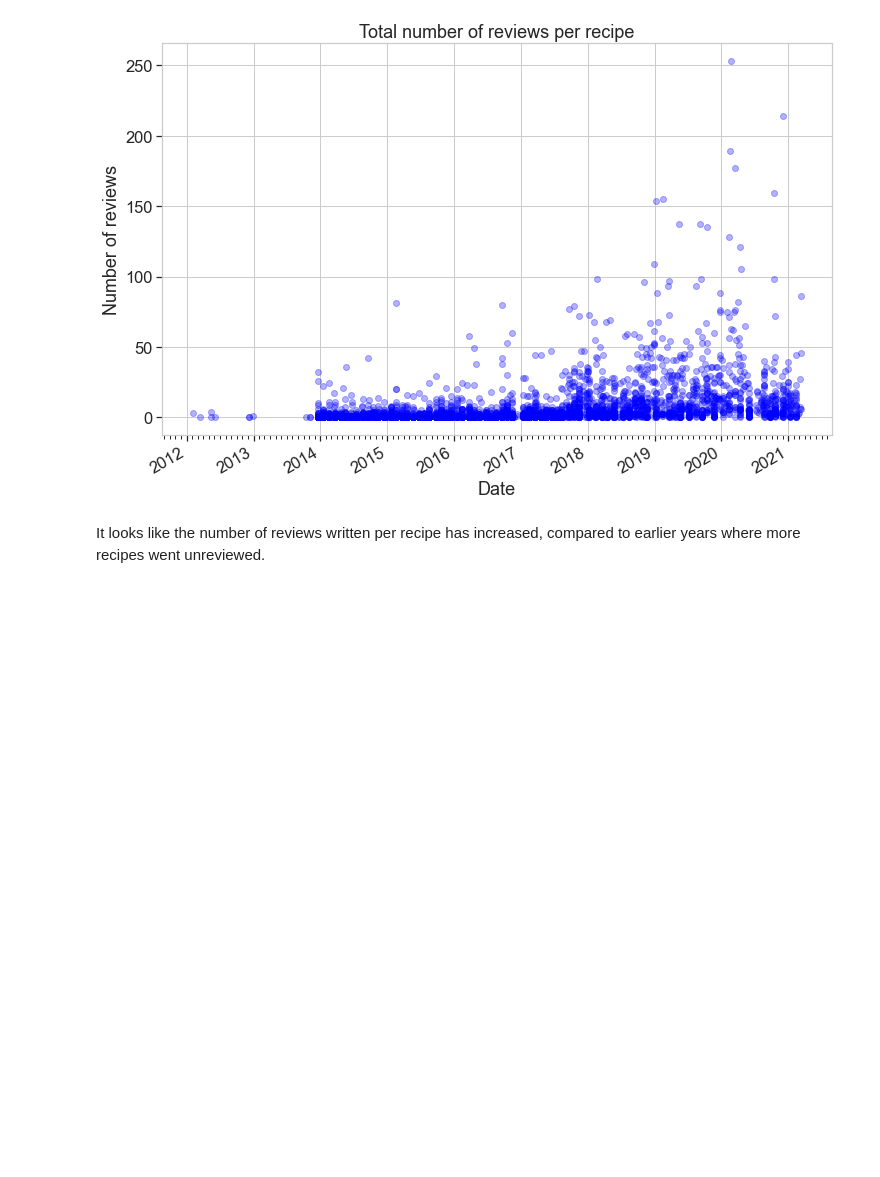
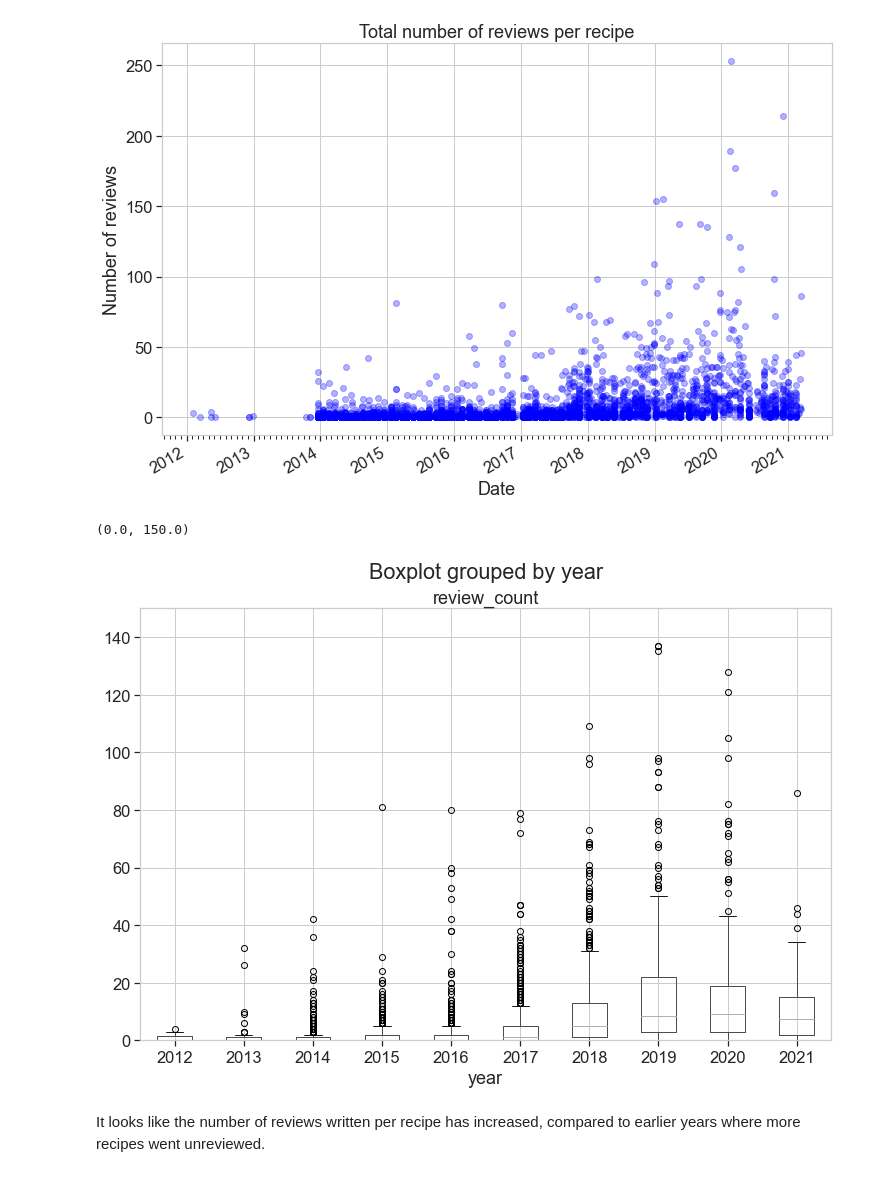
Before and after one commit to fangningtan/bon-app, a Jupyter notebook: 03-bon-app-performance.ipynb, the cells around one changed output. Saved outputs shown, nothing was run; the diff lists cells and outputs as text; code cells hidden in the pictures; blank space fills up the shorter version.

Commit message:
added boxplots for more detailed analysis

```diff
--- a/03-bon-app-performance.ipynb
+++ b/03-bon-app-performance.ipynb
@@ -164,6 +167,16 @@ fig.autofmt_xdate()
 plt.show()
 # %% [output]
 [figure]
+# %%
+# create column for year of publication
+recipes = recipes.assign(year = recipes.date_x.dt.year.astype('Int64'))
+
+# plot boxplots for review_count by year column
+recipes.boxplot(column='review_count', by='year', figsize=(12,8))
+plt.ylim(0,150)
+# %% [output]
+(0.0, 150.0)
+[figure, added]
 # %% [markdown]
 It looks like the number of reviews written per recipe has increased, compared to earlier years where more recipes went unreviewed.
 # %% [markdown]
```
Also changed, not shown: parts of 16 cells of this notebook.
